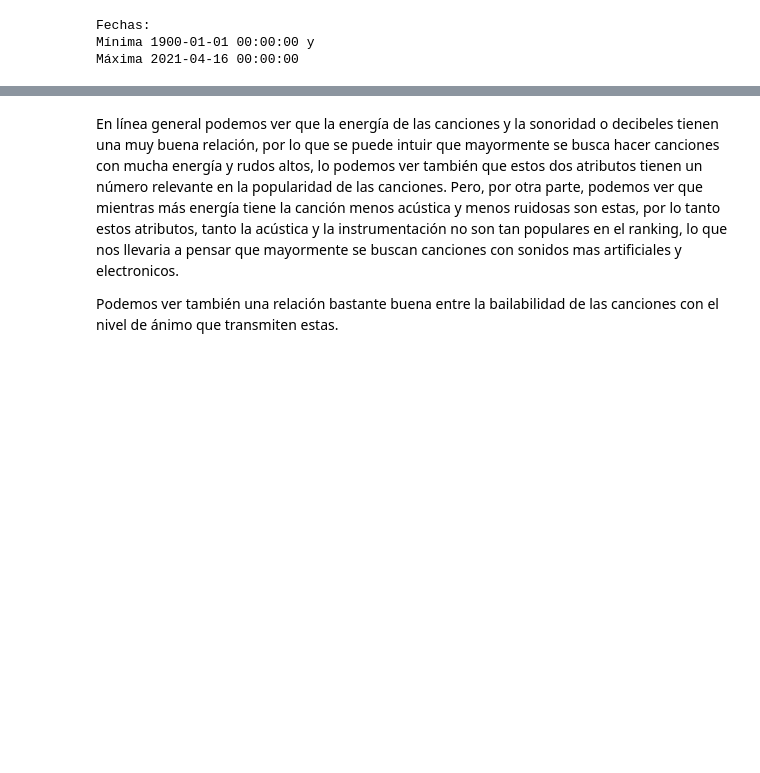
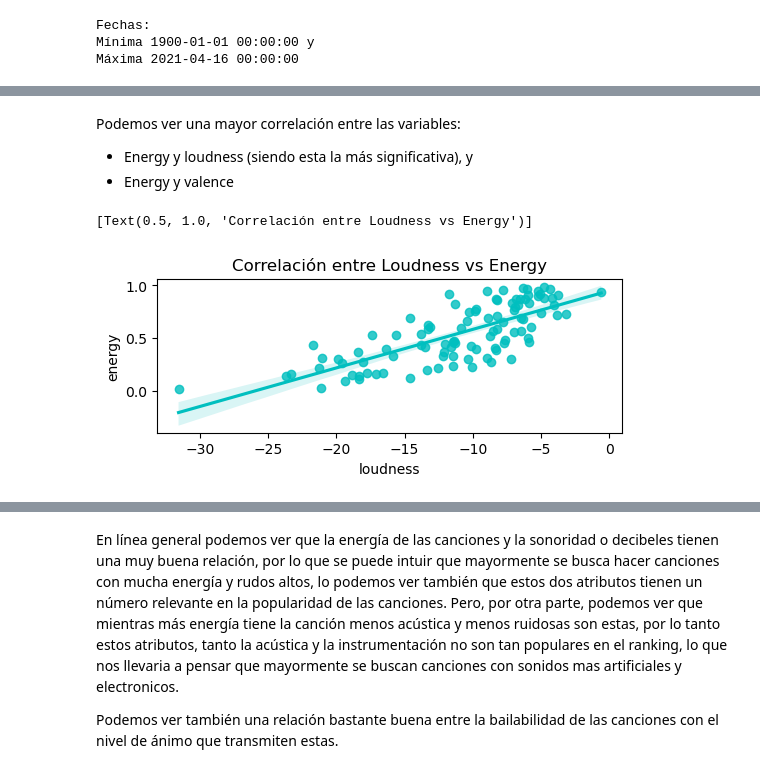
Before and after one commit to jocepl/DataScience, a Jupyter notebook: 9na entrega 22.04.23/Data_StoryTelling+ParadasJocelyne.ipynb, the cells around one changed output, grey strips where cells are left out. Saved outputs shown, nothing was run; the diff lists cells and outputs as text; code cells hidden in the pictures; blank space fills up the shorter version.

```diff
--- a/9na entrega 22.04.23/Data_StoryTelling+ParadasJocelyne.ipynb
+++ b/9na entrega 22.04.23/Data_StoryTelling+ParadasJocelyne.ipynb
@@ -258,0 +324,11 @@ heatmap.set_xticklabels(heatmap.get_xticklabels(),rotation = 90)
+# %% [markdown]
+Podemos ver una mayor correlación entre las variables:
+
+- Energy y loudness (siendo esta la más significativa), y
+- Energy y valence
+# %%
+plt.figure(figsize=(6,2))
+sns.regplot(data=df.sample(n=100, random_state=42), x="loudness", y="energy", color="c").set(title="Correlación entre Loudness vs Energy")
+# %% [output]
+[Text(0.5, 1.0, 'Correlación entre Loudness vs Energy')]
+[figure, added]
```
Also changed, not shown: parts of 56 cells of this notebook.
